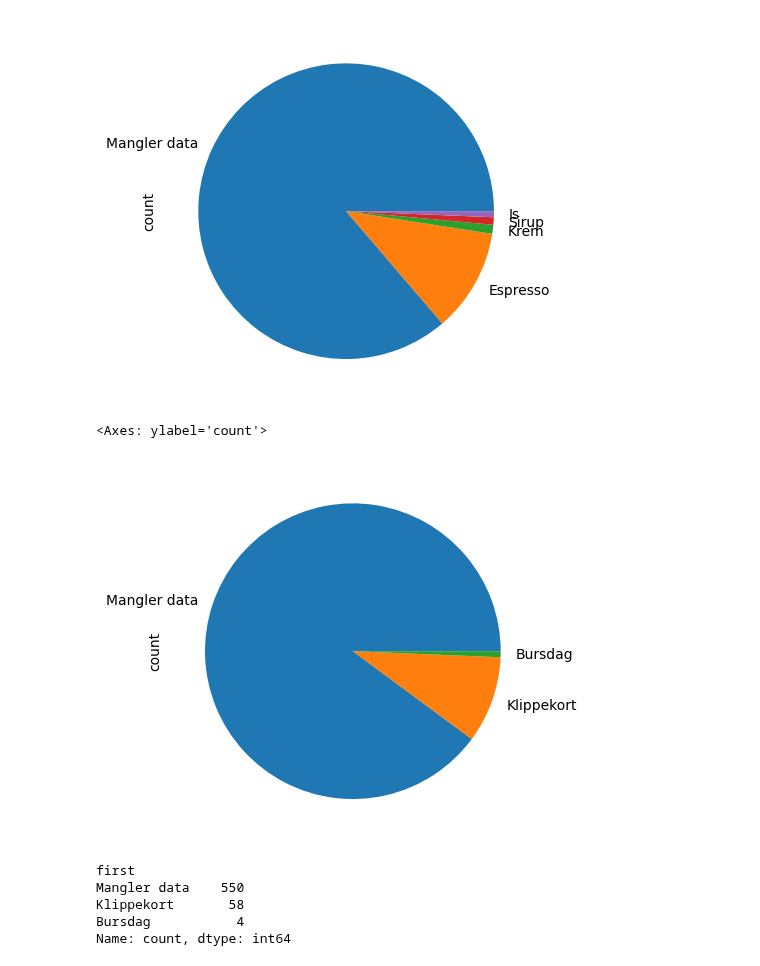
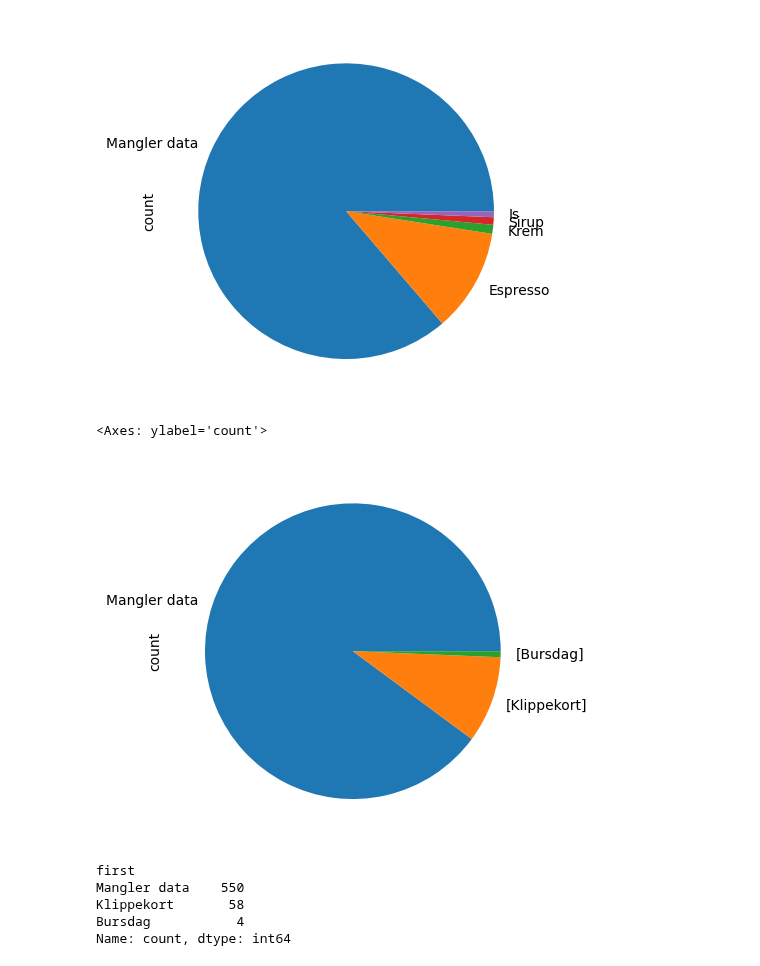
Before and after one commit to IldenH/projects, a Jupyter notebook: tof1/kaffediem/main.ipynb, the cells around one changed output. Cells and saved outputs as stored; diff of their text form; code cells hidden in the pictures.

```diff
--- a/tof1/kaffediem/main.ipynb
+++ b/tof1/kaffediem/main.ipynb
@@ -84,5 +124,4 @@ ax
 # %%
-df["first"] = df["Kopp"].apply(lambda x: x[0] if isinstance(x, list) and len(x) > 0 else None)
-
-df["first"].fillna("Mangler data (egen)").value_counts().plot(kind="pie")
+df["Kopp"].fillna("Mangler data (egen)").value_counts().plot(kind="pie")
+plt.title("Mest valgte kopptype")
 # %% [output]
@@ -91,31 +130,23 @@ df["first"].fillna("Mangler data (egen)").value_counts().plot(kind="pie")
 # %%
-df["first"] = df["Smak"].apply(lambda x: x[0] if isinstance(x, list) and len(x) > 0 else None)
-
-df["first"].fillna("Ikke valgt tillegg").value_counts().plot(kind="pie")
+df["Smak"].fillna("Ikke valgt tillegg").value_counts().plot(kind="pie")
 # %% [output]
 <Axes: ylabel='count'>
 [figure]
 # %%
-df["first"] = df["Melk"].apply(lambda x: x[0] if isinstance(x, list) and len(x) > 0 else None)
-
-df["first"].fillna("Standard").value_counts().plot(kind="pie")
+df["Melk"].fillna("Standard").value_counts().plot(kind="pie")
 # %% [output]
 <Axes: ylabel='count'>
 [figure]
 # %%
-df["first"] = df["Ekstra"].apply(lambda x: x[0] if isinstance(x, list) and len(x) > 0 else None)
-
-df["first"].fillna("Mangler data").value_counts().plot(kind="pie")
+df["Ekstra"].fillna("Mangler data").value_counts().plot(kind="pie")
 # %% [output]
 <Axes: ylabel='count'>
 [figure]
 # %%
-df["first"] = df["Annet"].apply(lambda x: x[0] if isinstance(x, list) and len(x) > 0 else None)
-
-df["first"].fillna("Mangler data").value_counts().plot(kind="pie")
+df["Annet"].fillna("Mangler data").value_counts().plot(kind="pie")
 # %% [output]
 <Axes: ylabel='count'>
-[figure, old version]
+[figure, new version]
 # %%
 df["first"].fillna("Mangler data").value_counts()
 # %% [output]
```
Also changed, not shown: parts of 11 cells of this notebook.
